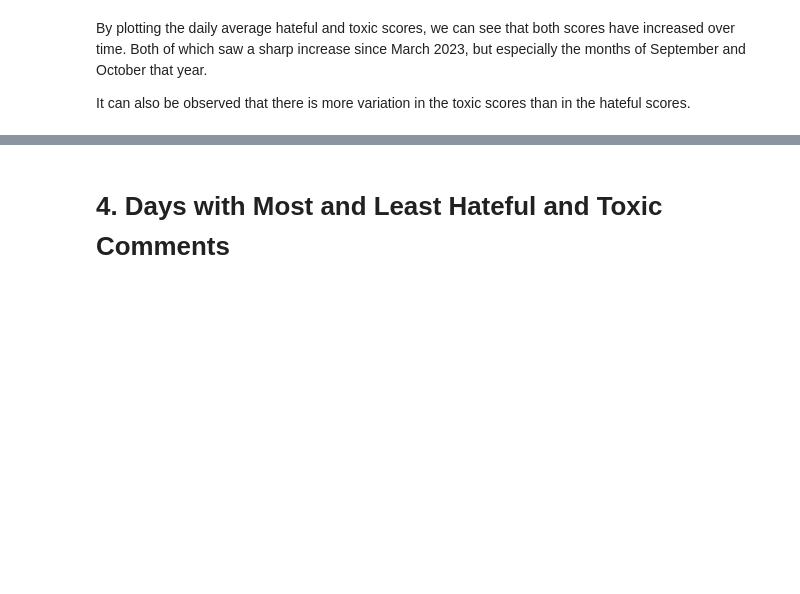
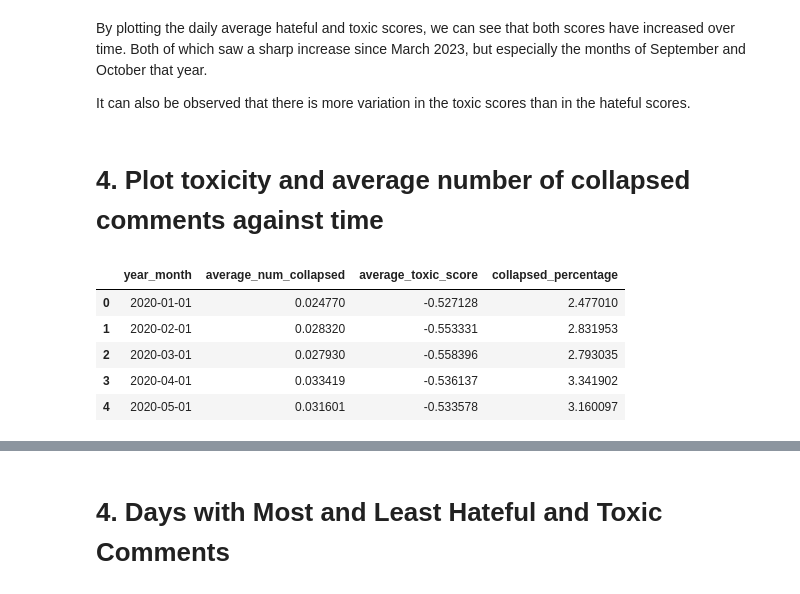
Before and after one commit to rhyden-kx/DSA4264, a Jupyter notebook: eda_2/across_time_2.ipynb, the cells around one changed output, grey strips where cells are left out. Saved outputs shown, nothing was run; the diff lists cells and outputs as text; code cells hidden in the pictures; blank space fills up the shorter version.

```diff
--- a/eda_2/across_time_2.ipynb
+++ b/eda_2/across_time_2.ipynb
@@ -60,3 +61,10 @@ results_df.head()
 | 2 | range | 15/2/2020 15:07 | CrossfittJesus | /r/singapore/comments/f4ac70/what... | t3_f4ac70 | t3_f4ac70 | fhp05xc | t5_2qh8c | {'removal_reason': None, 'collaps... | ... |
 | 3 | gt this is binary thinking becaus... | 4/6/2020 7:07 | nomad80 | /r/singapore/comments/gw55cx/noto... | t3_gw55cx | t1_fsu3dsf | fsu4fyd | t5_2qh8c | {'removal_reason': None, 'collaps... | ... |
 | 4 | boo boo poor u lmao | 31/10/2020 13:52 | pirorok | /r/singapore/comments/jl6abo/rsin... | t3_jl6abo | t1_gap4e9y | gap4vkl | t5_2qh8c | {'removal_reason': None, 'collaps... | ... |
+# %%
+results_df['moderation'] = results_df['moderation'].apply(ast.literal_eval)
+# %%
+# Create boolean flags for collapsed, deleted, low-score, removed, and controversial comments
+results_df['is_collapsed'] = results_df['moderation'].apply(lambda x: x.get('collapsed') == True)
+results_df['is_deleted'] = results_df['moderation'].apply(lambda x: x.get('collapsed_reason_code') == 'DELETED')
+results_df['is_controversial'] = results_df['moderation'].apply(lambda x: x.get('controversiality') == 1)
@@ -212,3 +233,5 @@ plt.show()
 By plotting the daily average hateful and toxic scores, we can see that both scores have increased over time. Both of which saw a sharp increase since March 2023, but especially the months of September and October that year.
 
 It can also be observed that there is more variation in the toxic scores than in the hateful scores.
+# %% [markdown]
+# 4. Plot toxicity and average number of collapsed comments against time
@@ -214,0 +253,9 @@ It can also be observed that there is more variation in the toxic scores than in
+# %%
+average_toxicity_and_moderation_per_day_df.head()
+# %% [output]
+|  | year_month | average_num_collapsed | average_toxic_score | collapsed_percentage |
+| 0 | 2020-01-01 | 0.024770 | -0.527128 | 2.477010 |
+| 1 | 2020-02-01 | 0.028320 | -0.553331 | 2.831953 |
+| 2 | 2020-03-01 | 0.027930 | -0.558396 | 2.793035 |
+| 3 | 2020-04-01 | 0.033419 | -0.536137 | 3.341902 |
+| 4 | 2020-05-01 | 0.031601 | -0.533578 | 3.160097 |
```
Also changed, not shown: parts of 6 cells of this notebook.
